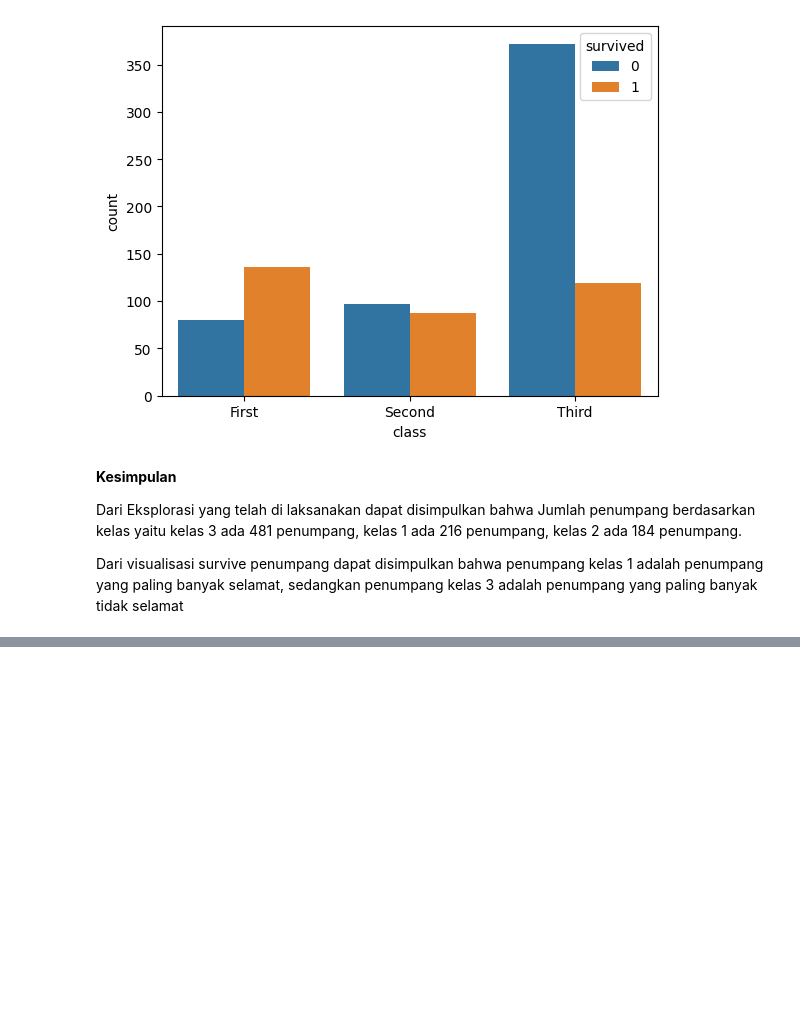
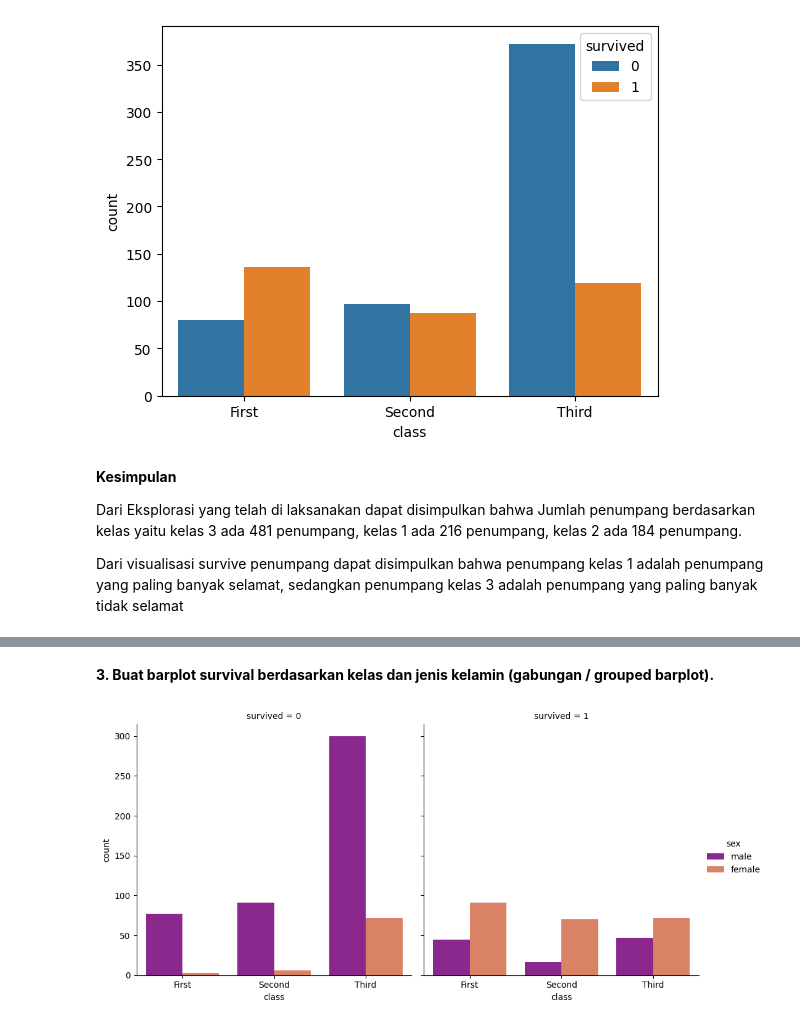
Before and after one commit to WahyuKhairi06/BigData_2311531009_Wahyu-Khairi, a Jupyter notebook: Praktikum 1/praktikum_bigdata_pertemuan1.ipynb, the cells around one changed output, grey strips where cells are left out. Cells and saved outputs as stored; diff of their text form; code cells hidden in the pictures; blank space fills up the shorter version.

```diff
--- a/Praktikum 1/praktikum_bigdata_pertemuan1.ipynb
+++ b/Praktikum 1/praktikum_bigdata_pertemuan1.ipynb
@@ -128,0 +285,8 @@ Dari visualisasi survive penumpang dapat disimpulkan bahwa penumpang kelas 1 ada
+# %% [markdown]
+**3. Buat barplot survival berdasarkan kelas dan jenis kelamin (gabungan / grouped
+barplot).**
+# %%
+sns.catplot(x='class', hue='sex', col='survived', data=df, kind='count', palette='plasma')
+plt.show()
+# %% [output]
+[figure, added]
```
Also changed, not shown: parts of 28 cells of this notebook.
